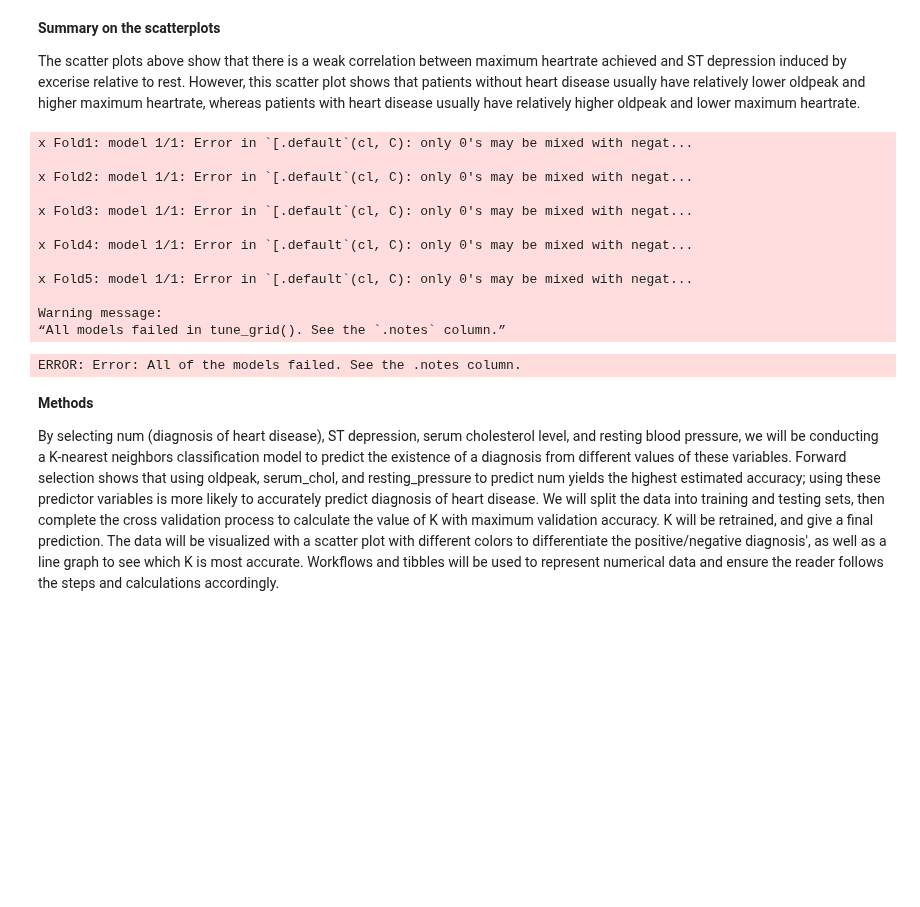
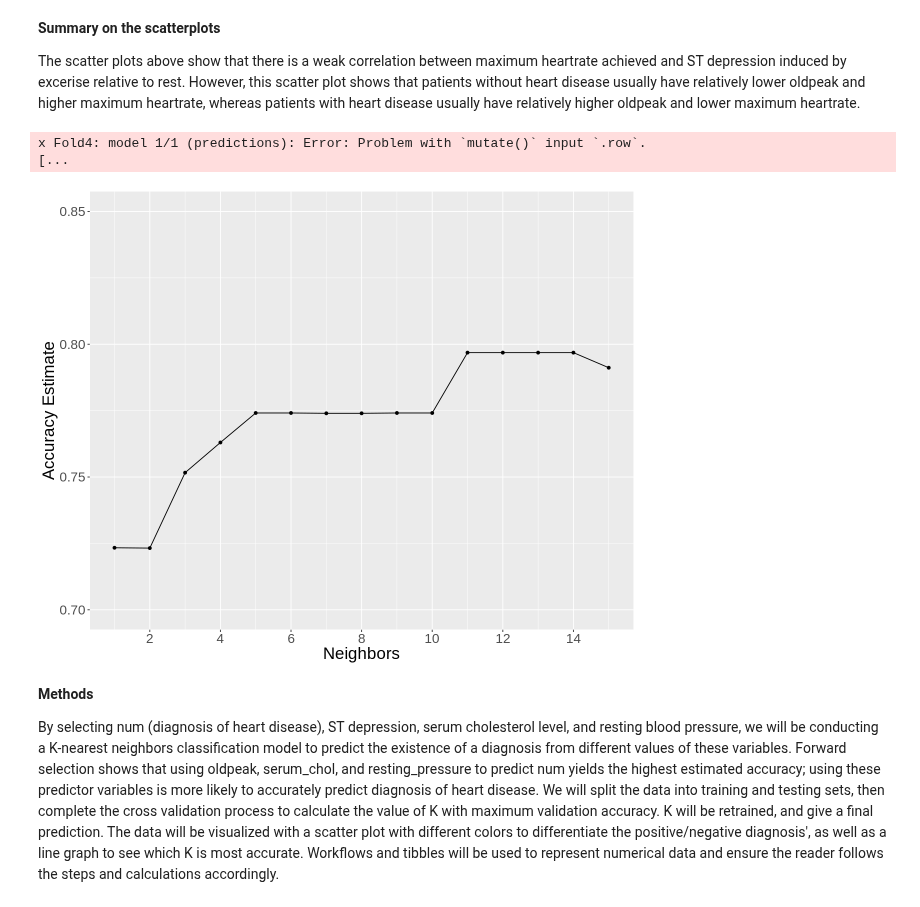
Before and after one commit to papercheesecake/DSCI100-group-project-18, a Jupyter notebook: proposal.ipynb, the cells around one changed output. Drawn from its saved outputs; the diff is of its cells as text; code cells hidden in the pictures; blank space fills up the shorter version.

Commit message:
created cross validation plot and fixed the code

```diff
--- a/proposal.ipynb
+++ b/proposal.ipynb
@@ -508,37 +508,38 @@ The scatter plots above show that there is a weak correlation between maximum he
 # %%
 #Classification
 
 heart_spec <- nearest_neighbor(weight_func = "rectangular", neighbors = tune()) %>%
               set_engine("kknn") %>%
               set_mode("classification")
 
 heart_recipe <- recipe(num ~ max_heartrate + oldpeak, data = training_heart_data) %>%
                 step_scale(all_predictors()) %>%
                 step_center(all_predictors())
 
 heart_vfold <- vfold_cv(training_heart_data, v = 5, strata = num)
 
-kvals <- tibble(neighbors = seq(from = 1, to = 221, by = 5))
-
 heart_result <- workflow() %>%
              add_recipe(heart_recipe) %>%
              add_model(heart_spec) %>%
-             tune_grid(resamples = heart_vfold, grid = kvals) %>%
+             tune_grid(resamples = heart_vfold, grid = 221) %>%
              collect_metrics()
+
+accuracies <- heart_result %>%
+                 filter(.metric == 'accuracy')
+
+heart_plot <- ggplot(accuracies, aes(x = neighbors, y = mean)) +
+                  geom_point() +
+                  geom_line() +
+                  labs(x = 'Neighbors', y = 'Accuracy Estimate') +
+                  theme(text = element_text(size = 20)) +
+                  scale_x_continuous(breaks = seq(0, 20, 2)) +
+                  scale_y_continuous(limits = c(0.7, 0.85))
+
+heart_plot
 # %% [output]
-x Fold1: model 1/1: Error in `[.default`(cl, C): only 0's may be mixed with negat...
-
-x Fold2: model 1/1: Error in `[.default`(cl, C): only 0's may be mixed with negat...
-
-x Fold3: model 1/1: Error in `[.default`(cl, C): only 0's may be mixed with negat...
-
-x Fold4: model 1/1: Error in `[.default`(cl, C): only 0's may be mixed with negat...
-
-x Fold5: model 1/1: Error in `[.default`(cl, C): only 0's may be mixed with negat...
-
-Warning message:
-“All models failed in tune_grid(). See the `.notes` column.”
+x Fold4: model 1/1 (predictions): Error: Problem with `mutate()` input `.row`.
+[...
-ERROR: Error: All of the models failed. See the .notes column.
+[figure, added]
 # %% [markdown]
 
 **Methods**
```
